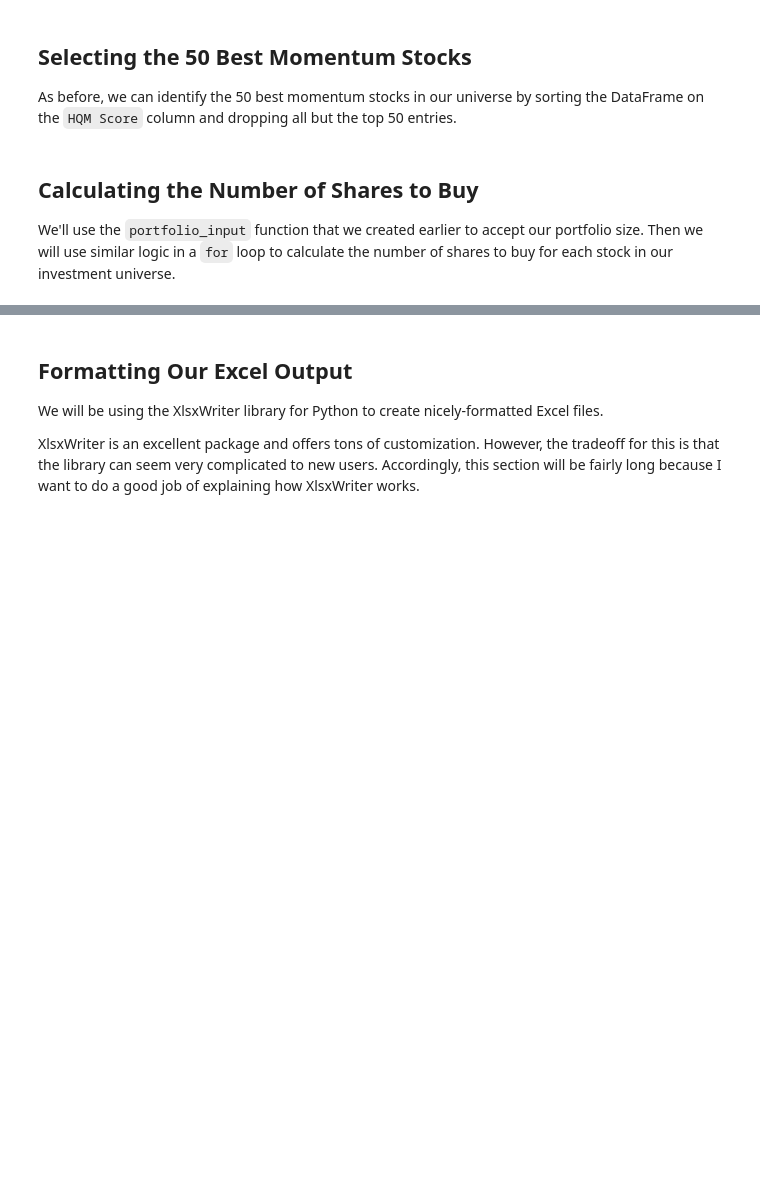
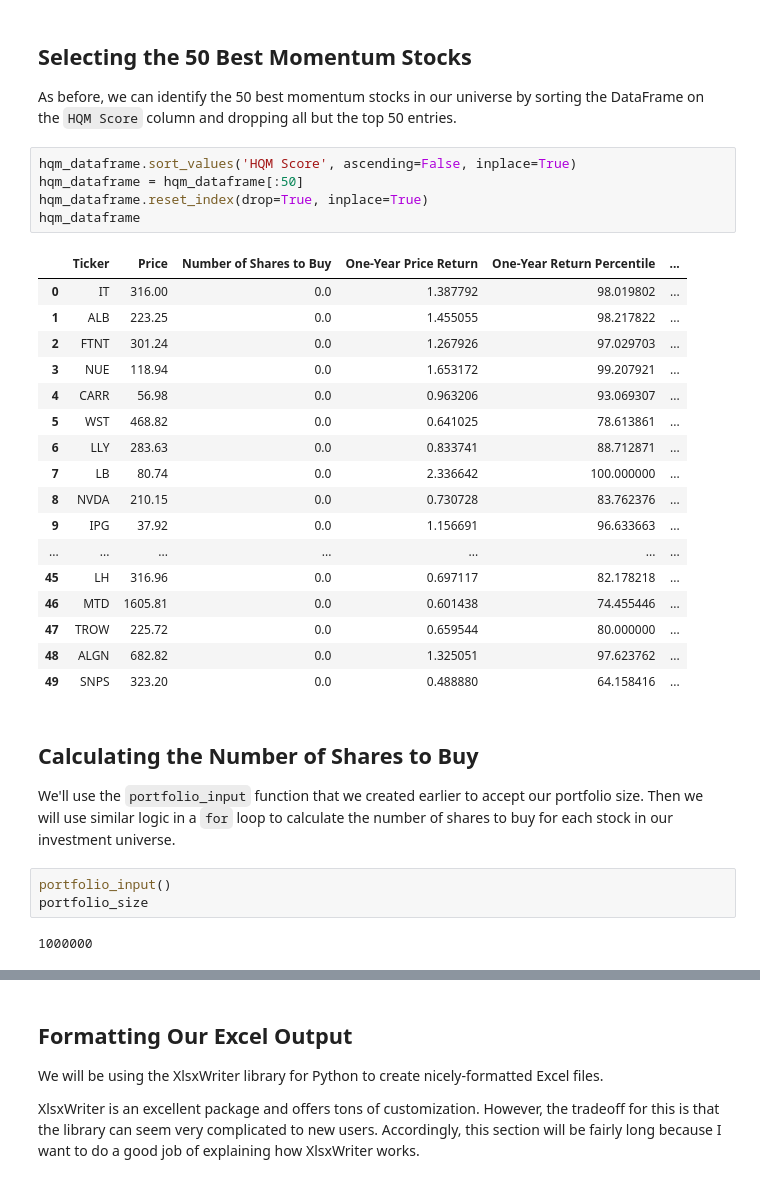
Before and after one commit to phatblat/algorithmic-trading-python, a Jupyter notebook: starter_files/002_quantitative_momentum_strategy.ipynb, the cells around one changed output, grey strips where cells are left out. Saved outputs shown, nothing was run; the diff lists cells and outputs as text; blank space fills up the shorter version.

```diff
--- a/starter_files/002_quantitative_momentum_strategy.ipynb
+++ b/starter_files/002_quantitative_momentum_strategy.ipynb
@@ -371,7 +375,35 @@ hqm_dataframe
 ## Selecting the 50 Best Momentum Stocks
 
 As before, we can identify the 50 best momentum stocks in our universe by sorting the DataFrame on the `HQM Score` column and dropping all but the top 50 entries.
+# %%
+hqm_dataframe.sort_values('HQM Score', ascending=False, inplace=True)
+hqm_dataframe = hqm_dataframe[:50]
+hqm_dataframe.reset_index(drop=True, inplace=True)
+hqm_dataframe
+# %% [output]
+|  | Ticker | Price | Number of Shares to Buy | One-Year Price Return | One-Year Return Percentile | ... |
+| 0 | IT | 316.00 | 0.0 | 1.387792 | 98.019802 | ... |
+| 1 | ALB | 223.25 | 0.0 | 1.455055 | 98.217822 | ... |
+| 2 | FTNT | 301.24 | 0.0 | 1.267926 | 97.029703 | ... |
+| 3 | NUE | 118.94 | 0.0 | 1.653172 | 99.207921 | ... |
+| 4 | CARR | 56.98 | 0.0 | 0.963206 | 93.069307 | ... |
+| 5 | WST | 468.82 | 0.0 | 0.641025 | 78.613861 | ... |
+| 6 | LLY | 283.63 | 0.0 | 0.833741 | 88.712871 | ... |
+| 7 | LB | 80.74 | 0.0 | 2.336642 | 100.000000 | ... |
+| 8 | NVDA | 210.15 | 0.0 | 0.730728 | 83.762376 | ... |
+| 9 | IPG | 37.92 | 0.0 | 1.156691 | 96.633663 | ... |
+| ... | ... | ... | ... | ... | ... | ... |
+| 45 | LH | 316.96 | 0.0 | 0.697117 | 82.178218 | ... |
+| 46 | MTD | 1605.81 | 0.0 | 0.601438 | 74.455446 | ... |
+| 47 | TROW | 225.72 | 0.0 | 0.659544 | 80.000000 | ... |
+| 48 | ALGN | 682.82 | 0.0 | 1.325051 | 97.623762 | ... |
+| 49 | SNPS | 323.20 | 0.0 | 0.488880 | 64.158416 | ... |
 # %% [markdown]
 ## Calculating the Number of Shares to Buy
 
 We'll use the `portfolio_input` function that we created earlier to accept our portfolio size. Then we will use similar logic in a `for` loop to calculate the number of shares to buy for each stock in our investment universe.
+# %%
+portfolio_input()
+portfolio_size
+# %% [output]
+1000000
```
Also changed, not shown: parts of 14 cells of this notebook, 2 other files.
